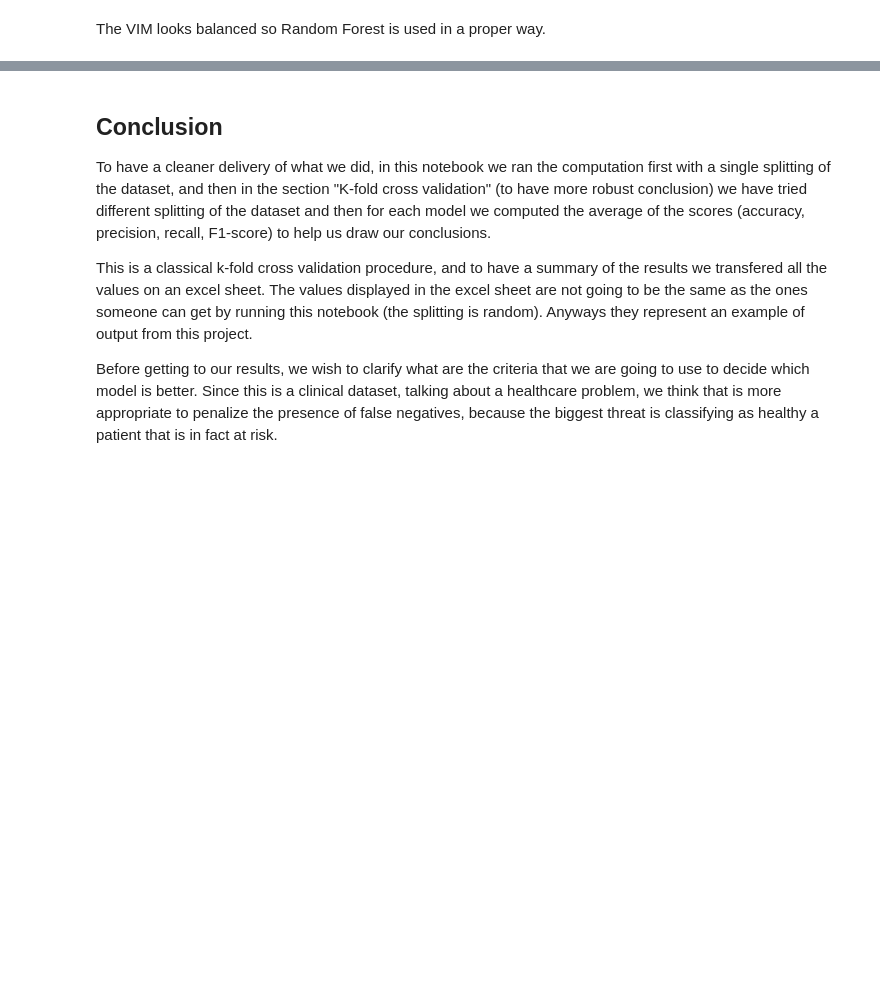
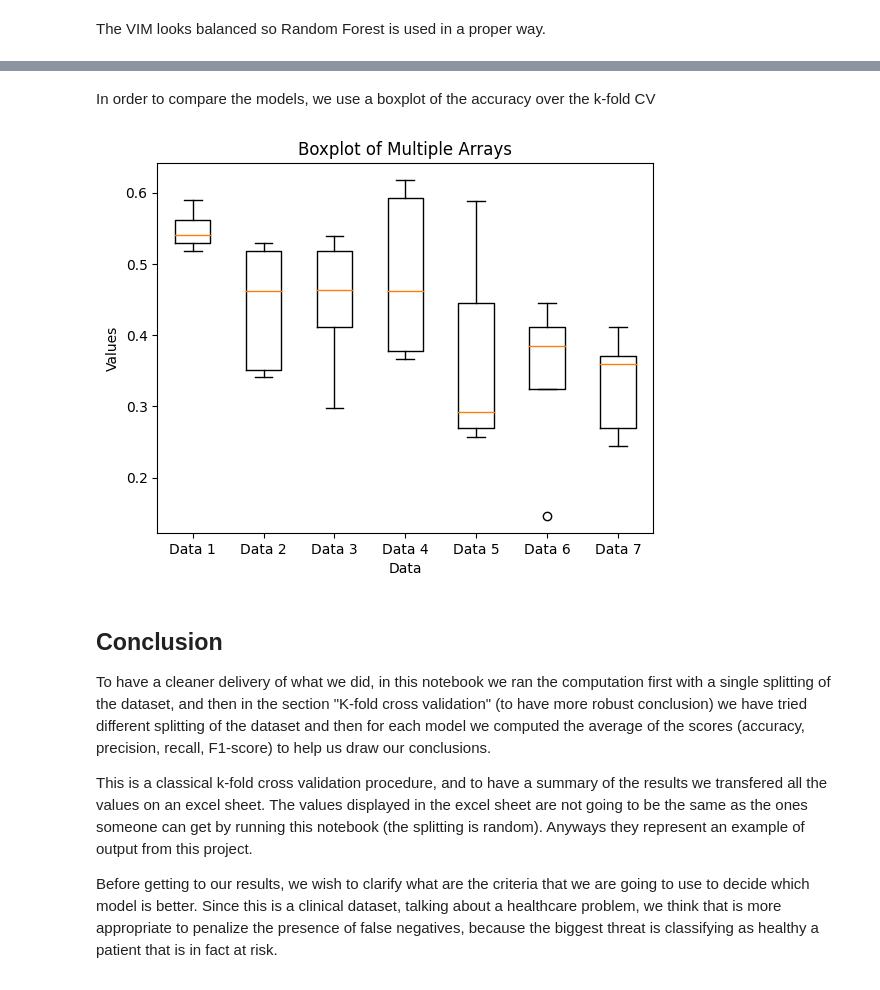
Before and after one commit to gabpedroni/SAheart-dataset-classification, a Jupyter notebook: projet1_Pedroni_Turchi.ipynb, the cells around one changed output, grey strips where cells are left out. Cells and saved outputs as stored; diff of their text form; code cells hidden in the pictures; blank space fills up the shorter version.

Commit message:
fixed k fold, added boxplots

```diff
--- a/projet1_Pedroni_Turchi.ipynb
+++ b/projet1_Pedroni_Turchi.ipynb
@@ -443,7 +445,7 @@ The optimal value for the hyperparameter max samples is: 1.0
 # %%
 bagmod=BaggingClassifier(n_estimators=n_estimators_cv, max_features=max_features_cv, max_samples=max_samples_cv, random_state=0)
 
-treemodfit=treemod.fit(X_train, y_train)
+treemodfit=treebag.fit(X_train, y_train)
 bagmodfit=bagmod.fit(X_train, y_train)
 pY_test=bagmodfit.predict_proba(X_test)
 predxclass=np.argmax(pY_test,axis=1)
@@ -855,3 +894,17 @@ F1-score using rf is: 0.466
+# %% [markdown]
+In order to compare the models, we use a boxplot of the accuracy over the k-fold CV
+# %%
+scatole = [nb_recall_test_k, lda_recall_test_k, qda_recall_test_k, lr_recall_test_k,
+           cdt_recall_test_k, bag_recall_test_k, rf_recall_test_k]
+
+plt.boxplot(scatole)
+plt.xlabel('Data')
+plt.ylabel('Values')
+plt.title('Boxplot of Multiple Arrays')
+plt.xticks(ticks=[1, 2, 3, 4, 5, 6, 7], labels=['Data 1', 'Data 2', 'Data 3', 'Data 4', 'Data 5', 'Data 6', 'Data 7'])  # Set custom labels for the boxes
+plt.show()
+# %% [output]
+[figure, added]
 # %% [markdown]
 ## Conclusion
 
```
Also changed, not shown: parts of 27 cells of this notebook.
